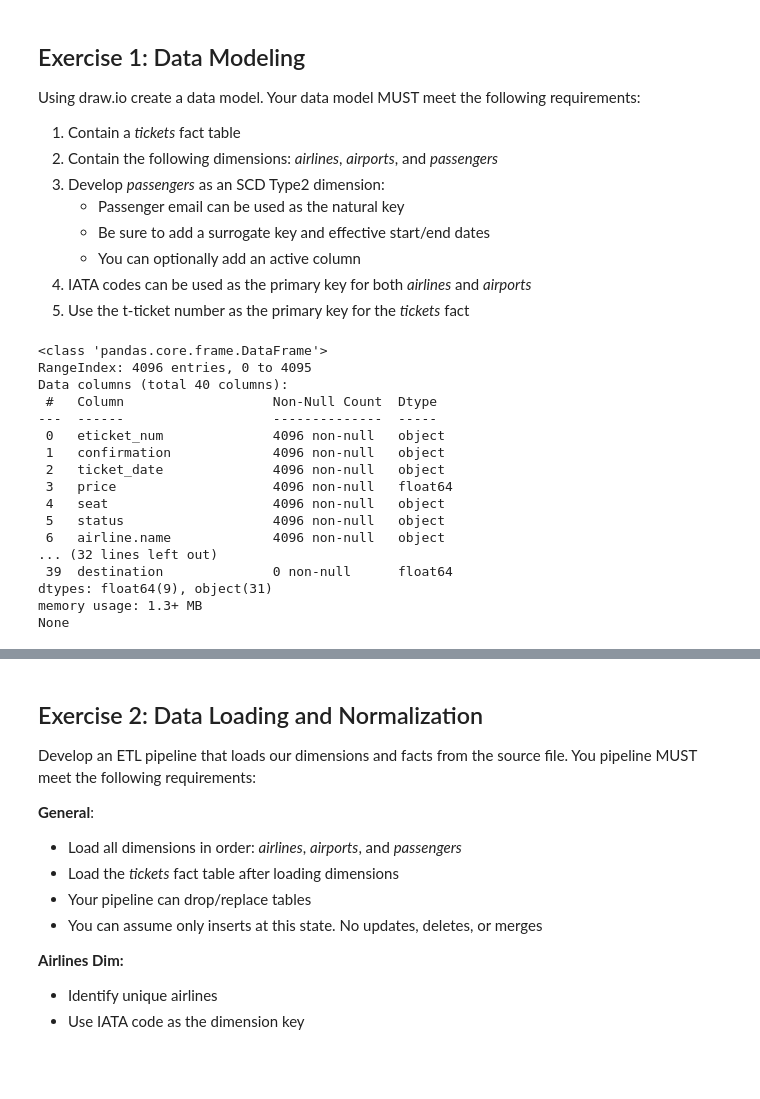
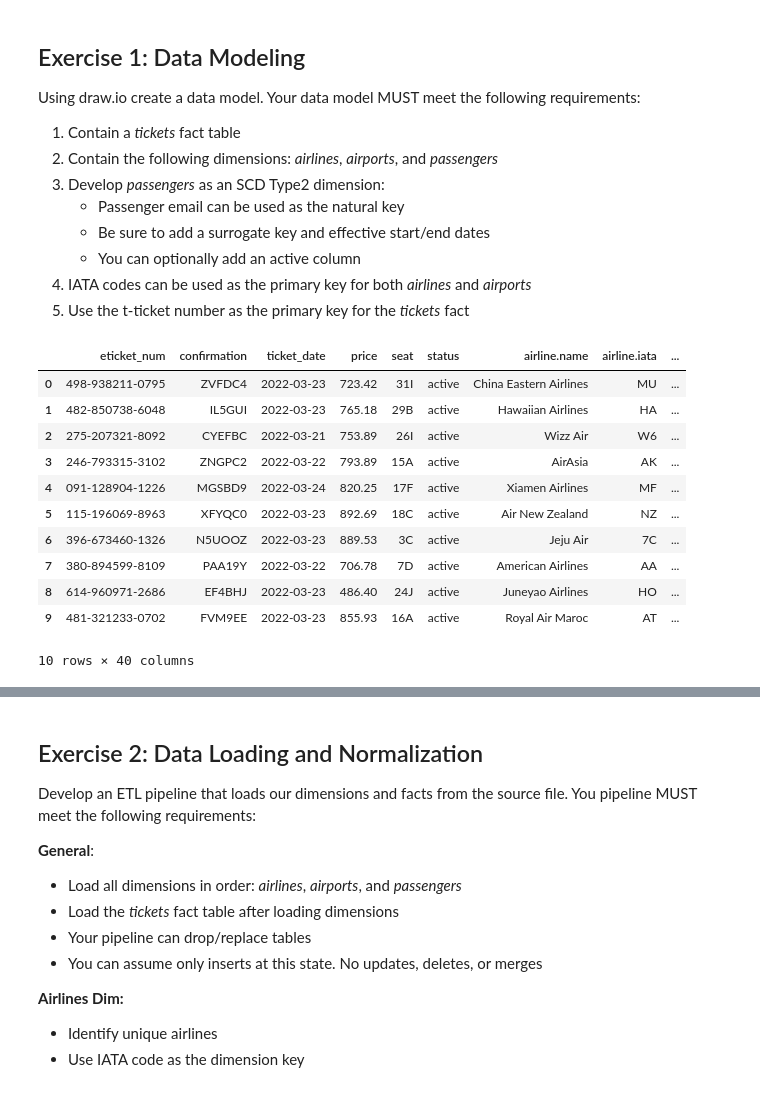
Before and after one commit to rgiosa10/data-modeling-cr, a Jupyter notebook: main.ipynb, the cells around one changed output, grey strips where cells are left out. Drawn from its saved outputs; the diff is of its cells as text; code cells hidden in the pictures; blank space fills up the shorter version.

```diff
--- a/main.ipynb
+++ b/main.ipynb
@@ -14,49 +14,44 @@ Using draw.io create a data model. Your data model MUST meet the following requi
 # %%
 # Import the data from json file and explore the data
 
 import os
 import sys
 import pandas as pd
 import logging
 from google.cloud import bigquery
 from hashlib import md5
 from typing import List
 import json
 
 # **** SETUP ****
 
 # change to match your filesystem
 DATA_DIR = "../data/airtravel/"
 DEFAULT_RECEIPTS_FILE = os.path.join(DATA_DIR, "tickets.json")
 PROJECT_NAME = "deb-01-371820"
 DATASET_NAME = "air_travel"
 
 data = []
 with open('./data/air_travel/tickets.json', 'r') as f:
     for line in f:
         data.append(json.loads(line))
 
 df = pd.DataFrame.from_dict(pd.json_normalize(data), orient='columns')
 
-print(df)
+display(df.head(n=10))
 # %% [output]
+|  | eticket_num | confirmation | ticket_date | price | seat | status | airline.name | airline.iata | ... |
+| 0 | 498-938211-0795 | ZVFDC4 | 2022-03-23 | 723.42 | 31I | active | China Eastern Airlines | MU | ... |
+| 1 | 482-850738-6048 | IL5GUI | 2022-03-23 | 765.18 | 29B | active | Hawaiian Airlines | HA | ... |
+| 2 | 275-207321-8092 | CYEFBC | 2022-03-21 | 753.89 | 26I | active | Wizz Air | W6 | ... |
+| 3 | 246-793315-3102 | ZNGPC2 | 2022-03-22 | 793.89 | 15A | active | AirAsia | AK | ... |
+| 4 | 091-128904-1226 | MGSBD9 | 2022-03-24 | 820.25 | 17F | active | Xiamen Airlines | MF | ... |
+| 5 | 115-196069-8963 | XFYQC0 | 2022-03-23 | 892.69 | 18C | active | Air New Zealand | NZ | ... |
+| 6 | 396-673460-1326 | N5UOOZ | 2022-03-23 | 889.53 | 3C | active | Jeju Air | 7C | ... |
+| 7 | 380-894599-8109 | PAA19Y | 2022-03-22 | 706.78 | 7D | active | American Airlines | AA | ... |
+| 8 | 614-960971-2686 | EF4BHJ | 2022-03-23 | 486.40 | 24J | active | Juneyao Airlines | HO | ... |
+| 9 | 481-321233-0702 | FVM9EE | 2022-03-23 | 855.93 | 16A | active | Royal Air Maroc | AT | ... |
-<class 'pandas.core.frame.DataFrame'>
-RangeIndex: 4096 entries, 0 to 4095
-Data columns (total 40 columns):
- #   Column                   Non-Null Count  Dtype
----  ------                   --------------  -----
- 0   eticket_num              4096 non-null   object
- 1   confirmation             4096 non-null   object
- 2   ticket_date              4096 non-null   object
- 3   price                    4096 non-null   float64
- 4   seat                     4096 non-null   object
- 5   status                   4096 non-null   object
- 6   airline.name             4096 non-null   object
-... (32 lines left out)
- 39  destination              0 non-null      float64
-dtypes: float64(9), object(31)
-memory usage: 1.3+ MB
-None
+10 rows × 40 columns
 # %% [markdown]
 Here is the Data Model that includes:
 1. tickets fact table
```
Also changed, not shown: parts of 5 cells of this notebook.
